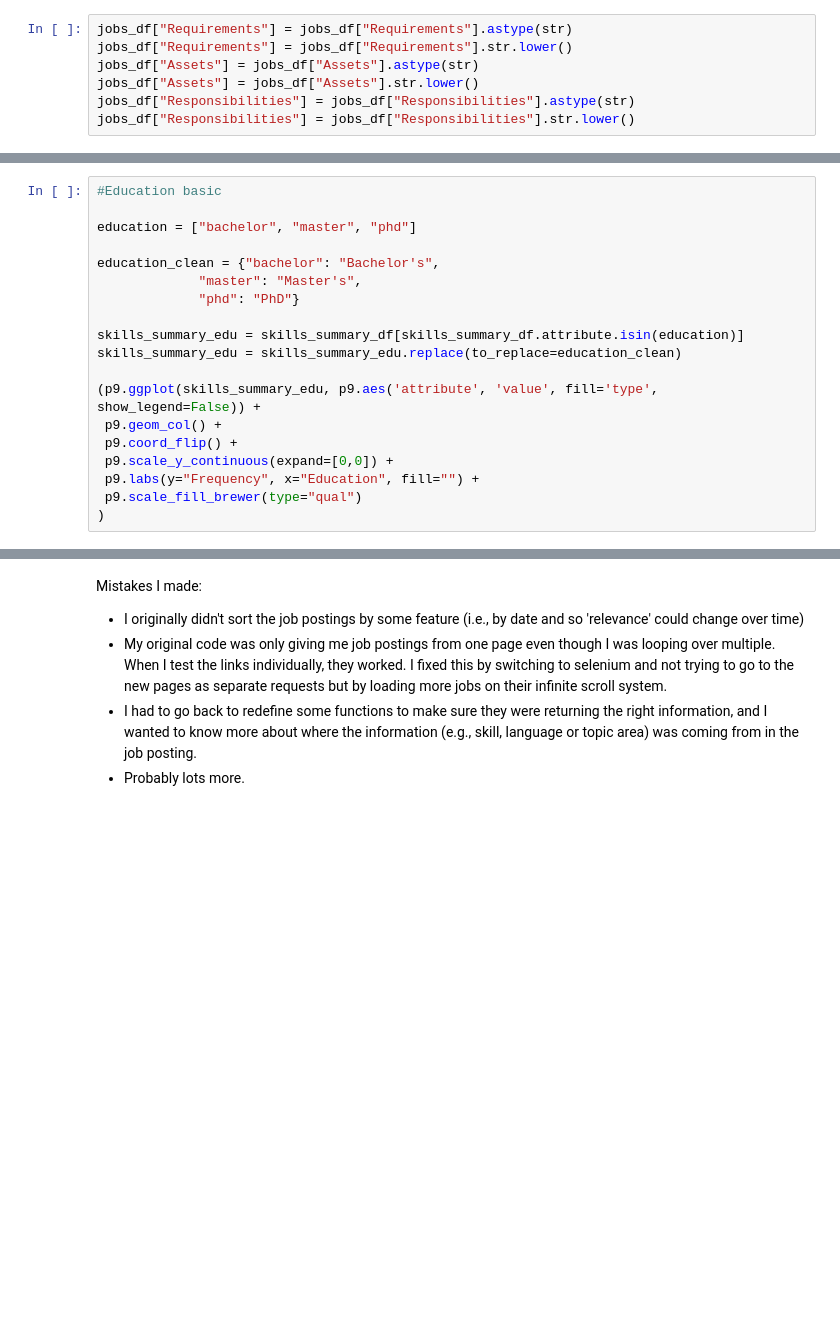
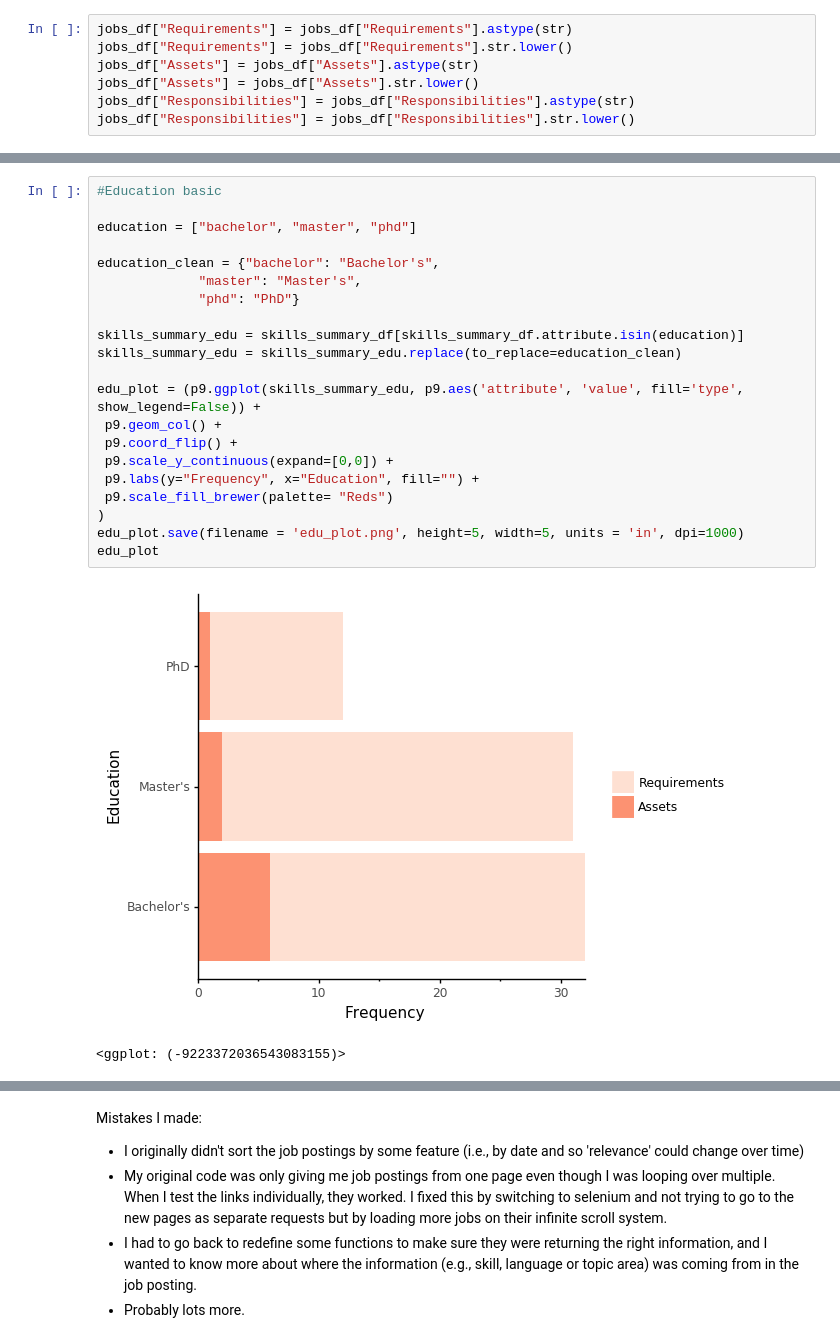
Before and after one commit to timcashion/DS_Jobs_Vancouver, a Jupyter notebook: LinkedIn_Vancouver_Data_Scientists.ipynb, the cells around one changed output, grey strips where cells are left out. Drawn from its saved outputs; the diff is of its cells as text; blank space fills up the shorter version.

```diff
--- a/LinkedIn_Vancouver_Data_Scientists.ipynb
+++ b/LinkedIn_Vancouver_Data_Scientists.ipynb
@@ -412,22 +450,27 @@ skills_summary_prog = sort_df(skills_summary_prog, var_col="attribute")
 # %%
 #Education basic
 
 education = ["bachelor", "master", "phd"]
 
 education_clean = {"bachelor": "Bachelor's",
              "master": "Master's",
              "phd": "PhD"}
 
 skills_summary_edu = skills_summary_df[skills_summary_df.attribute.isin(education)]
 skills_summary_edu = skills_summary_edu.replace(to_replace=education_clean)
 
-(p9.ggplot(skills_summary_edu, p9.aes('attribute', 'value', fill='type', show_legend=False)) +
+edu_plot = (p9.ggplot(skills_summary_edu, p9.aes('attribute', 'value', fill='type', show_legend=False)) +
  p9.geom_col() +
  p9.coord_flip() +
  p9.scale_y_continuous(expand=[0,0]) +
  p9.labs(y="Frequency", x="Education", fill="") +
- p9.scale_fill_brewer(type="qual")
+ p9.scale_fill_brewer(palette= "Reds")
 )
+edu_plot.save(filename = 'edu_plot.png', height=5, width=5, units = 'in', dpi=1000)
+edu_plot
+# %% [output]
+[figure, added]
+<ggplot: (-9223372036543083155)>
 # %%
 
 knowledge = ["CS", "AI", "stats", "programming", "ML"]
```
Also changed, not shown: parts of 22 cells of this notebook.
